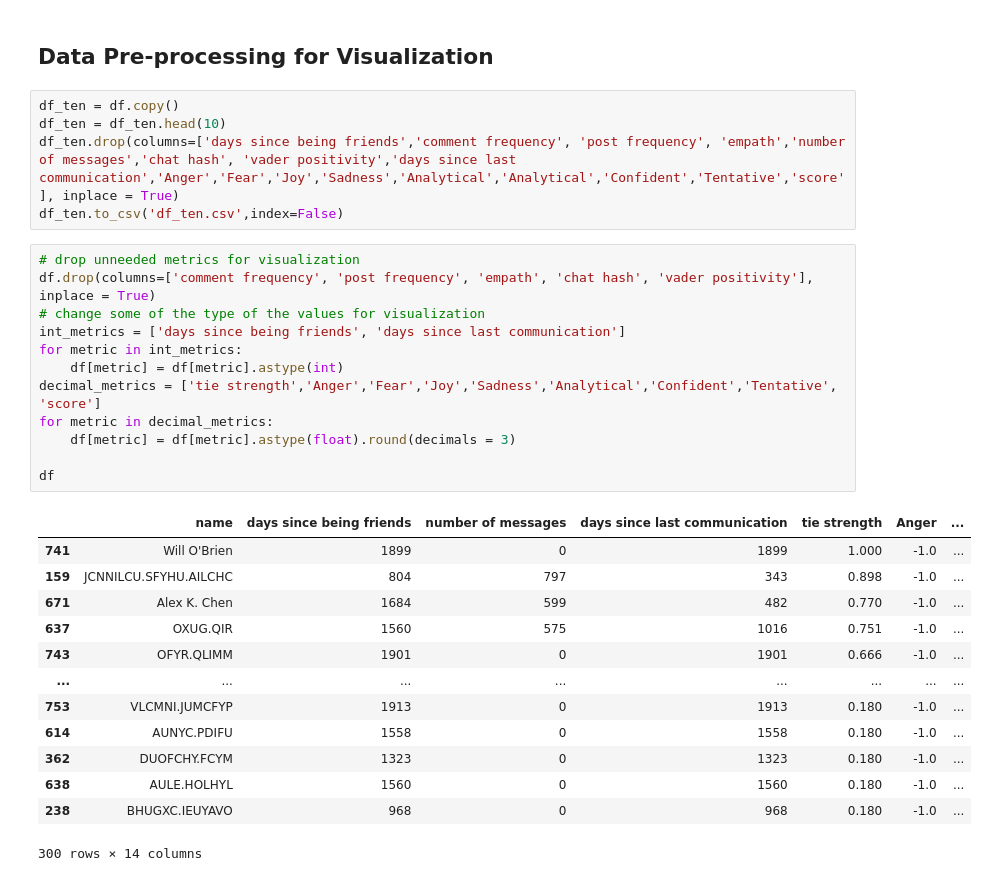
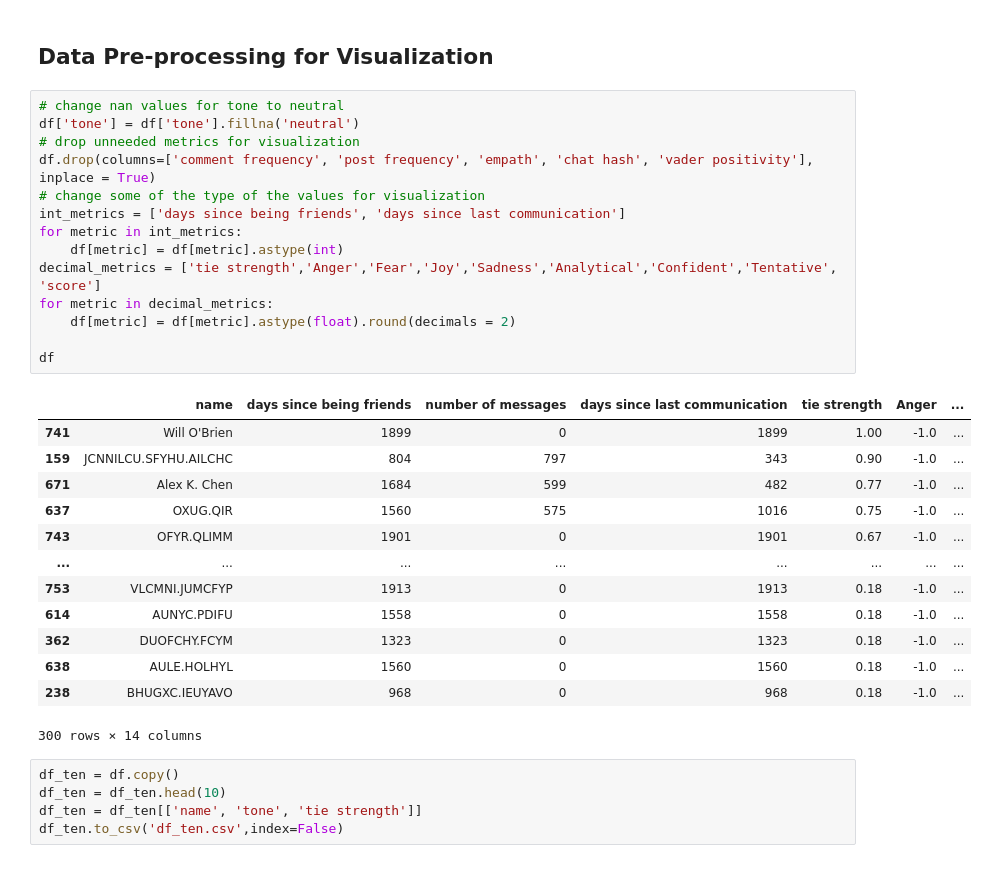
Before and after one commit to asrobang1/team2-ethi-mental-state, a Jupyter notebook: tie_strength.ipynb, the cells around one changed output. Cells and saved outputs as stored; diff of their text form.

```diff
--- a/tie_strength.ipynb
+++ b/tie_strength.ipynb
@@ -478,37 +478,39 @@ for friend in friend_analyze:
     update_friend_tone(os.path.join(startpath,'messages','inbox'),friend)
 # %% [markdown]
 ## Data Pre-processing for Visualization
-# %%
-df_ten = df.copy()
-df_ten = df_ten.head(10)
-df_ten.drop(columns=['days since being friends','comment frequency', 'post frequency', 'empath','number of messages','chat hash', 'vader positivity','days since last communication','Anger','Fear','Joy','Sadness','Analytical','Analytical','Confident','Tentative','score'], inplace = True)
-df_ten.to_csv('df_ten.csv',index=False)
 # %%
+# change nan values for tone to neutral
+df['tone'] = df['tone'].fillna('neutral')
 # drop unneeded metrics for visualization
 df.drop(columns=['comment frequency', 'post frequency', 'empath', 'chat hash', 'vader positivity'], inplace = True)
 # change some of the type of the values for visualization
 int_metrics = ['days since being friends', 'days since last communication']
 for metric in int_metrics:
     df[metric] = df[metric].astype(int)
 decimal_metrics = ['tie strength','Anger','Fear','Joy','Sadness','Analytical','Confident','Tentative', 'score']
 for metric in decimal_metrics:
-    df[metric] = df[metric].astype(float).round(decimals = 3)
+    df[metric] = df[metric].astype(float).round(decimals = 2)
 
 df
 # %% [output]
 |  | name | days since being friends | number of messages | days since last communication | tie strength | Anger | ... |
-| 741 | Will O'Brien | 1899 | 0 | 1899 | 1.000 | -1.0 | ... |
-| 159 | JCNNILCU.SFYHU.AILCHC | 804 | 797 | 343 | 0.898 | -1.0 | ... |
-| 671 | Alex K. Chen | 1684 | 599 | 482 | 0.770 | -1.0 | ... |
-| 637 | OXUG.QIR | 1560 | 575 | 1016 | 0.751 | -1.0 | ... |
-| 743 | OFYR.QLIMM | 1901 | 0 | 1901 | 0.666 | -1.0 | ... |
+| 741 | Will O'Brien | 1899 | 0 | 1899 | 1.00 | -1.0 | ... |
+| 159 | JCNNILCU.SFYHU.AILCHC | 804 | 797 | 343 | 0.90 | -1.0 | ... |
+| 671 | Alex K. Chen | 1684 | 599 | 482 | 0.77 | -1.0 | ... |
+| 637 | OXUG.QIR | 1560 | 575 | 1016 | 0.75 | -1.0 | ... |
+| 743 | OFYR.QLIMM | 1901 | 0 | 1901 | 0.67 | -1.0 | ... |
 | ... | ... | ... | ... | ... | ... | ... | ... |
-| 753 | VLCMNI.JUMCFYP | 1913 | 0 | 1913 | 0.180 | -1.0 | ... |
-| 614 | AUNYC.PDIFU | 1558 | 0 | 1558 | 0.180 | -1.0 | ... |
-| 362 | DUOFCHY.FCYM | 1323 | 0 | 1323 | 0.180 | -1.0 | ... |
-| 638 | AULE.HOLHYL | 1560 | 0 | 1560 | 0.180 | -1.0 | ... |
-| 238 | BHUGXC.IEUYAVO | 968 | 0 | 968 | 0.180 | -1.0 | ... |
+| 753 | VLCMNI.JUMCFYP | 1913 | 0 | 1913 | 0.18 | -1.0 | ... |
+| 614 | AUNYC.PDIFU | 1558 | 0 | 1558 | 0.18 | -1.0 | ... |
+| 362 | DUOFCHY.FCYM | 1323 | 0 | 1323 | 0.18 | -1.0 | ... |
+| 638 | AULE.HOLHYL | 1560 | 0 | 1560 | 0.18 | -1.0 | ... |
+| 238 | BHUGXC.IEUYAVO | 968 | 0 | 968 | 0.18 | -1.0 | ... |
 300 rows × 14 columns
+# %%
+df_ten = df.copy()
+df_ten = df_ten.head(10)
+df_ten = df_ten[['name', 'tone', 'tie strength']]
+df_ten.to_csv('df_ten.csv',index=False)
 # %%
 df = df.sort_values(by = ['name'], ascending = True) # sort alphabetically
 
```
Also changed, not shown: parts of 6 cells of this notebook, 1 other file.
